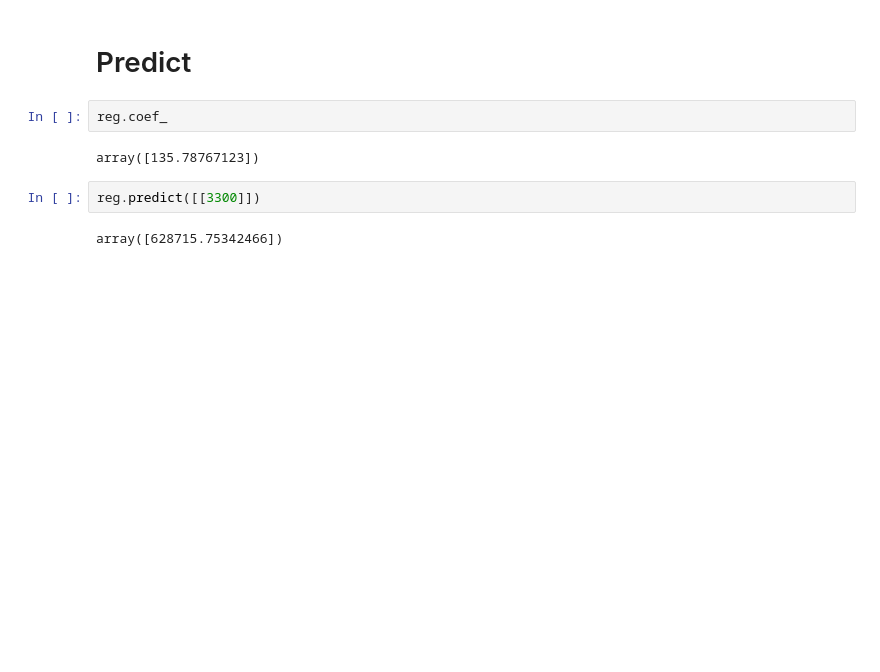
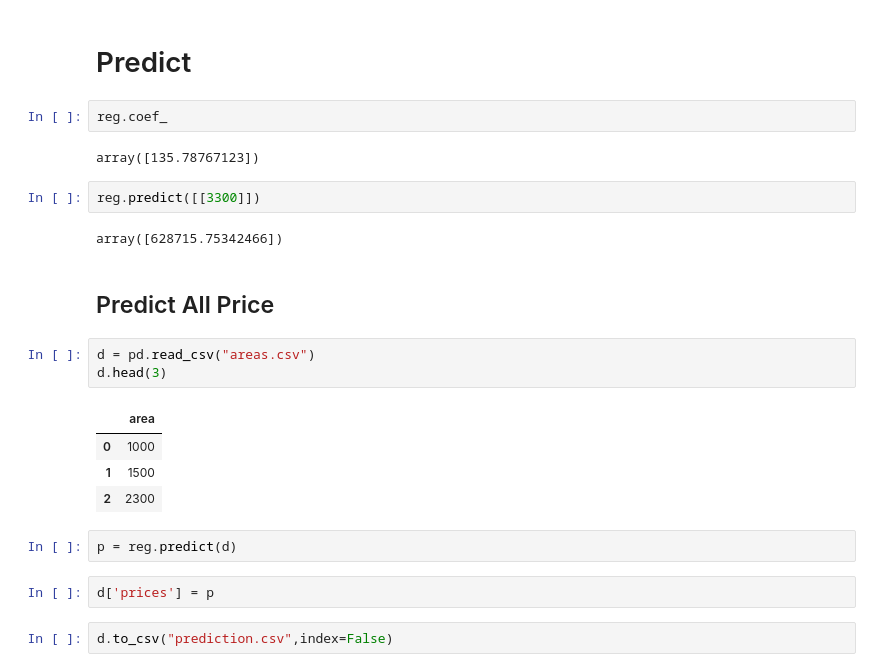
Before and after one commit to NayeemHossenJim/Machine-Learning, a Jupyter notebook: 5. Machine_Learning/LinReg_FlatPrice.ipynb, the cells around one changed output. Drawn from its saved outputs; the diff is of its cells as text; blank space fills up the shorter version.

Commit message:
Predict a lrge number of area price

```diff
--- a/5. Machine_Learning/LinReg_FlatPrice.ipynb
+++ b/5. Machine_Learning/LinReg_FlatPrice.ipynb
@@ -30,3 +30,19 @@ array([135.78767123])
 reg.predict([[3300]])
 # %% [output]
 array([628715.75342466])
+# %% [markdown]
+## Predict All Price
+# %%
+d = pd.read_csv("areas.csv")
+d.head(3)
+# %% [output]
+|  | area |
+| 0 | 1000 |
+| 1 | 1500 |
+| 2 | 2300 |
+# %%
+p = reg.predict(d)
+# %%
+d['prices'] = p
+# %%
+d.to_csv("prediction.csv",index=False)
```
Also changed, not shown: 1 other file.
